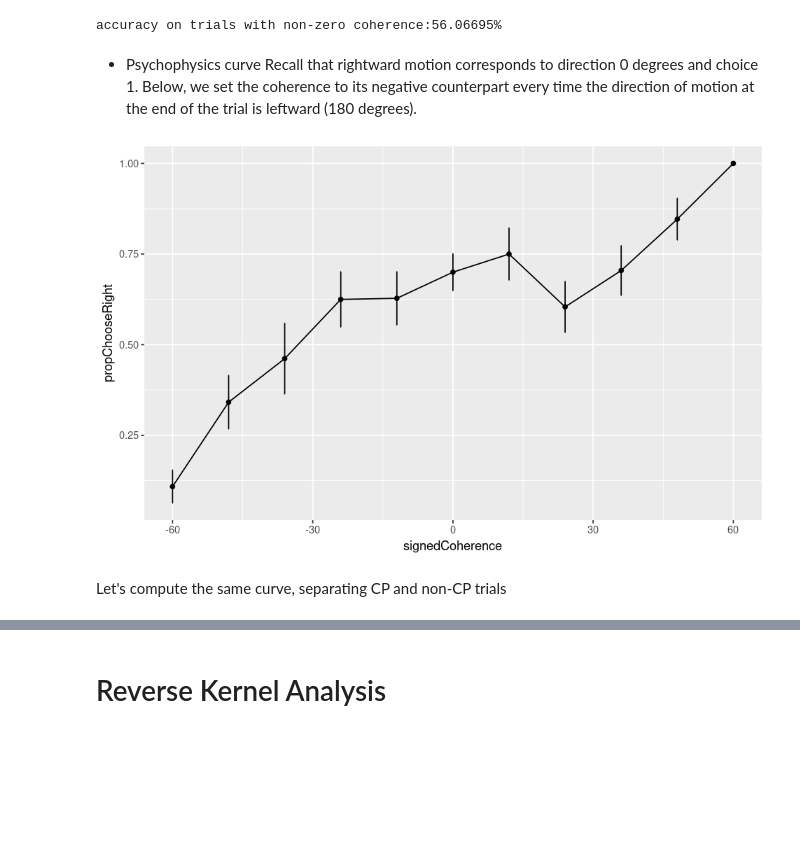
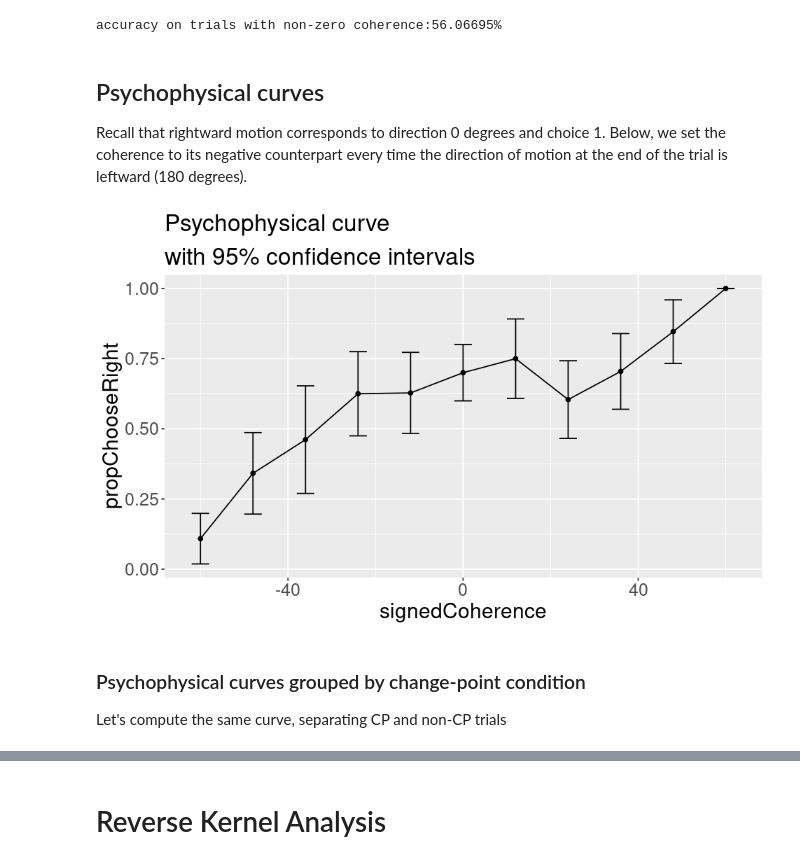
Before and after one commit to TheGoldLab/Analysis_SingleCP_DotsReversal, a Jupyter notebook: Jupyter/pilot11.ipynb, the cells around one changed output, grey strips where cells are left out. Cells and saved outputs as stored; diff of their text form; code cells hidden in the pictures; blank space fills up the shorter version.

```diff
--- a/Jupyter/pilot11.ipynb
+++ b/Jupyter/pilot11.ipynb
@@ -24,6 +26,10 @@ DOTS <- "dots"
 # plot-specific constants
 AXES_LABEL_FONT <- 18
 AXES_FONT <- 15
+ERROR_WIDTH <- 4
+SMALL_ERROR_WIDTH <- .01*ERROR_WIDTH
+LINE_WIDTH <- 1.4
+POINT_SIZE <- 2
 
 # other variables
 FRAME_RATE_ESTIMATE <- 60 # Hz
@@ -545,7 +556,7 @@ cat('accuracy on trials with non-zero coherence:', accuracy * 100,"%", sep = '')
 # %% [output]
 accuracy on trials with non-zero coherence:56.06695%
 # %% [markdown]
-- Psychophysics curve
+## Psychophysical curves
 Recall that rightward motion corresponds to direction 0 degrees and choice 1.
 Below, we set the coherence to its negative counterpart every time
 the direction of motion at the end of the trial is leftward (180 degrees).
@@ -560,13 +573,22 @@ ppTable1[,se:=sqrt(propChooseRight*(1-propChooseRight)/n)]
-# %%
-# control output figure size
-options(repr.plot.width=8, repr.plot.height=5)
-ggplot(ppTable1, aes(x=signedCoherence, y=propChooseRight)) +
-    geom_errorbar(aes(ymin=propChooseRight-se, ymax=propChooseRight+se), width=.1) +
-    geom_line() +
-    geom_point()
-# %% [output]
-[figure, removed]
+# %%
+# control output figure size
+options(repr.plot.width=8, repr.plot.height=5)
+ggplot(ppTable1, aes(x=signedCoherence, y=propChooseRight)) +
+    geom_errorbar(aes(ymin=propChooseRight-ci, ymax=propChooseRight+ci), width=ERROR_WIDTH) +
+    geom_line() +
+    geom_point() +
+    ggtitle("Psychophysical curve\nwith 95% confidence intervals") +
+    theme(plot.title=element_text(size=20, lineheight=1.2),  # title
+            plot.subtitle=element_text(size=15, family="American Typewriter"),  # subtitle
+            plot.caption=element_text(size=15),  # caption
+            axis.title.x=element_text(size=AXES_LABEL_FONT),  # X axis title
+            axis.title.y=element_text(size=AXES_LABEL_FONT),  # Y axis title
+            axis.text.x=element_text(size=AXES_FONT),  # X axis text
+            axis.text.y=element_text(size=AXES_FONT))  # Y axis text
+# %% [output]
+[figure, added]
 # %% [markdown]
+### Psychophysical curves grouped by change-point condition
 Let's compute the same curve, separating CP and non-CP trials
 # %%
 ppTableCP <- tb[[TRIALS]][presenceCP==1, .(propChooseRightCP=sum(choice)/.N, nCP=.N), by=signedCoherence]
```
Also changed, not shown: parts of 24 cells of this notebook.
